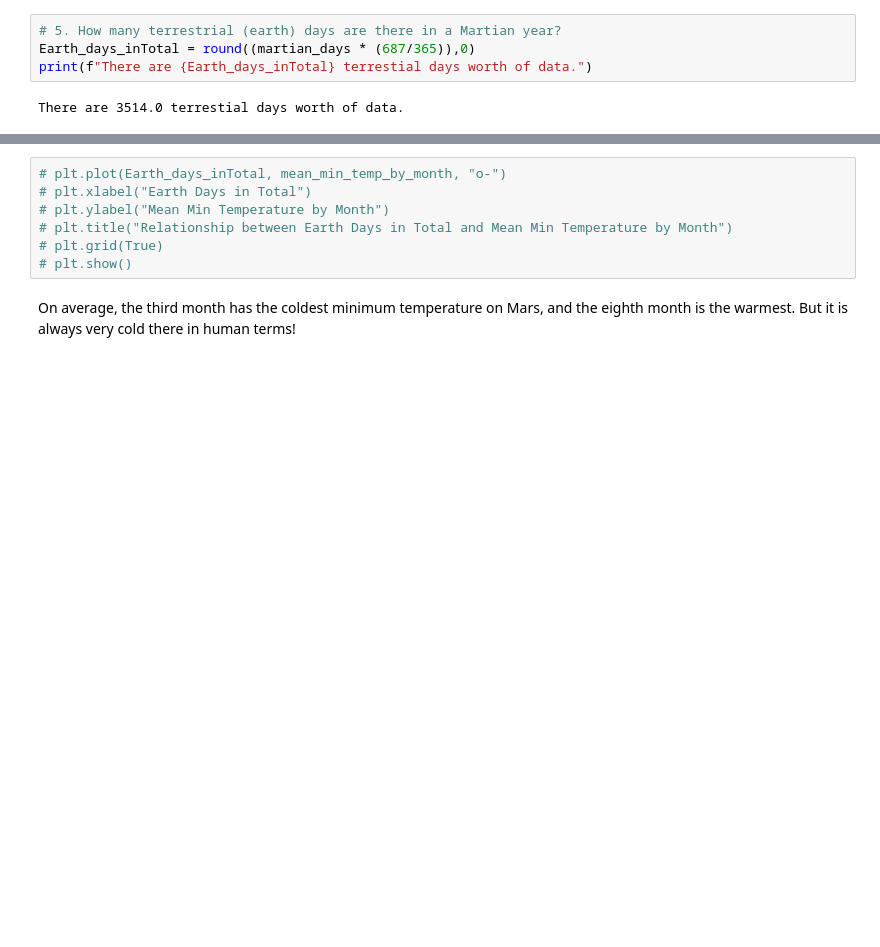
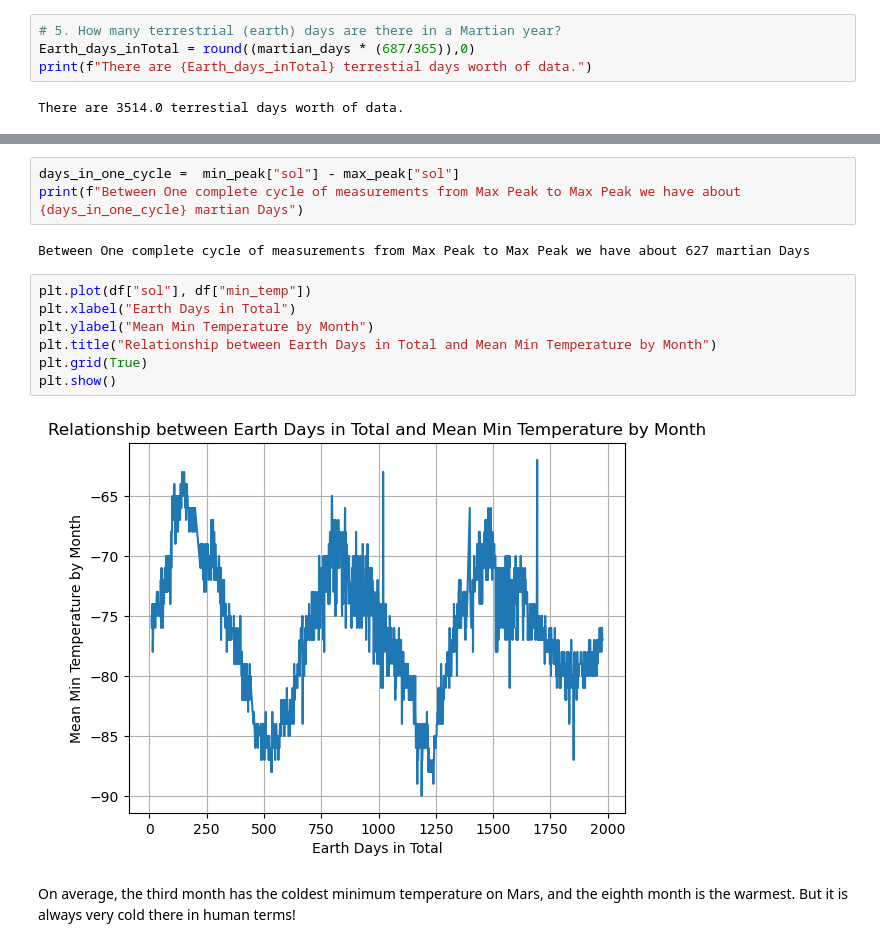
Before and after one commit to T800-101A/Scraping_Mars, a Jupyter notebook: part_2_mars_weather.ipynb, the cells around one changed output, grey strips where cells are left out. Saved outputs shown, nothing was run; the diff lists cells and outputs as text; blank space fills up the shorter version.

```diff
--- a/part_2_mars_weather.ipynb
+++ b/part_2_mars_weather.ipynb
@@ -294,10 +330,17 @@ There are 3514.0 terrestial days worth of data.
+# %%
+days_in_one_cycle =  min_peak["sol"] - max_peak["sol"]
+print(f"Between One complete cycle of measurements from Max Peak to Max Peak we have about {days_in_one_cycle} martian Days")
+# %% [output]
+Between One complete cycle of measurements from Max Peak to Max Peak we have about 627 martian Days
 # %%
-# plt.plot(Earth_days_inTotal, mean_min_temp_by_month, "o-")
-# plt.xlabel("Earth Days in Total")
-# plt.ylabel("Mean Min Temperature by Month")
-# plt.title("Relationship between Earth Days in Total and Mean Min Temperature by Month")
-# plt.grid(True)
-# plt.show()
+plt.plot(df["sol"], df["min_temp"])
+plt.xlabel("Earth Days in Total")
+plt.ylabel("Mean Min Temperature by Month")
+plt.title("Relationship between Earth Days in Total and Mean Min Temperature by Month")
+plt.grid(True)
+plt.show()
+# %% [output]
+[figure, added]
 # %% [markdown]
 On average, the third month has the coldest minimum temperature on Mars, and the eighth month is the warmest. But it is always very cold there in human terms!
 # %% [markdown]
```
Also changed, not shown: parts of 4 cells of this notebook.
